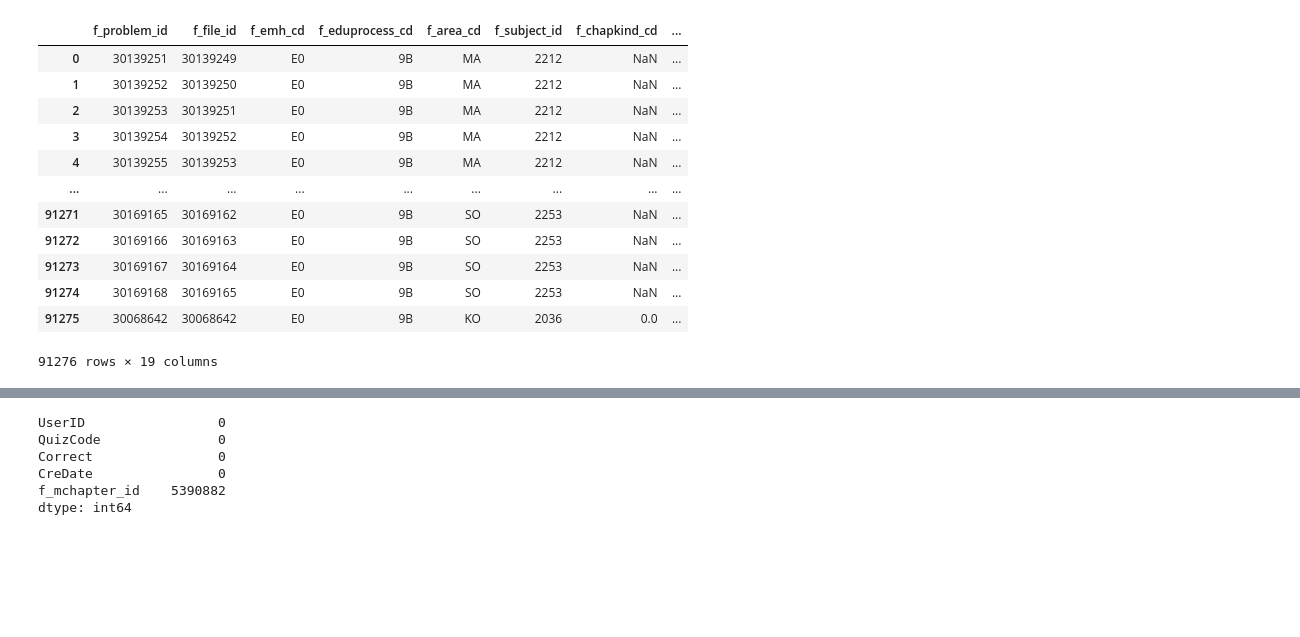
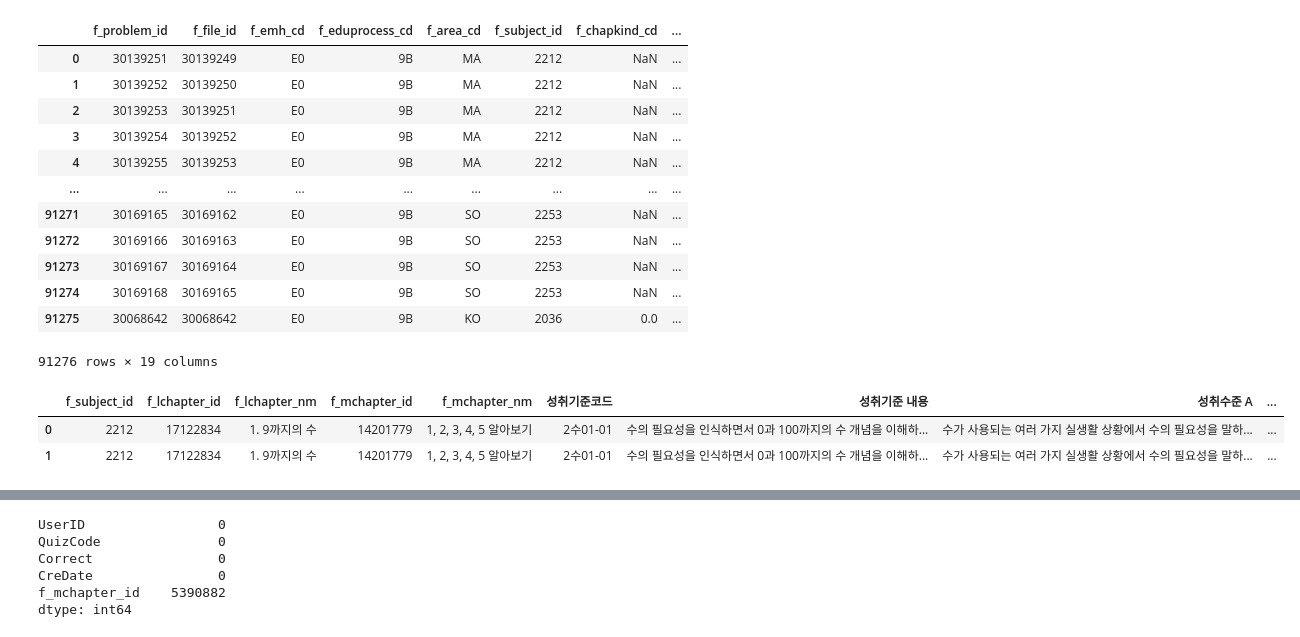
Before and after one commit to oxorudo/GKT_model, a Jupyter notebook: ..ipynb, the cells around one changed output, grey strips where cells are left out. Drawn from its saved outputs; the diff is of its cells as text; code cells hidden in the pictures; blank space fills up the shorter version.

```diff
--- a/..ipynb
+++ b/..ipynb
@@ -48,0 +51,6 @@ t_problem
+# %%
+df2.head(2)
+# %% [output]
+|  | f_subject_id | f_lchapter_id | f_lchapter_nm | f_mchapter_id | f_mchapter_nm | 성취기준코드 | 성취기준 내용 | 성취수준 A | ... |
+| 0 | 2212 | 17122834 | 1. 9까지의 수 | 14201779 | 1, 2, 3, 4, 5 알아보기 | 2수01-01 | 수의 필요성을 인식하면서 0과 100까지의 수 개념을 이해하... | 수가 사용되는 여러 가지 실생활 상황에서 수의 필요성을 말하... | ... |
+| 1 | 2212 | 17122834 | 1. 9까지의 수 | 14201779 | 1, 2, 3, 4, 5 알아보기 | 2수01-01 | 수의 필요성을 인식하면서 0과 100까지의 수 개념을 이해하... | 수가 사용되는 여러 가지 실생활 상황에서 수의 필요성을 말하... | ... |
```
Also changed, not shown: parts of 13 cells of this notebook, 2 other files.
